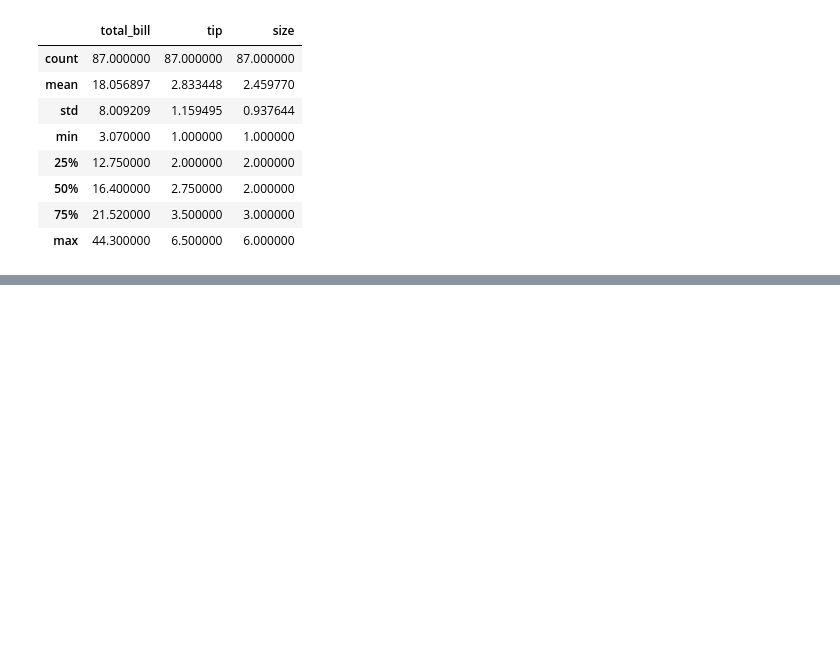
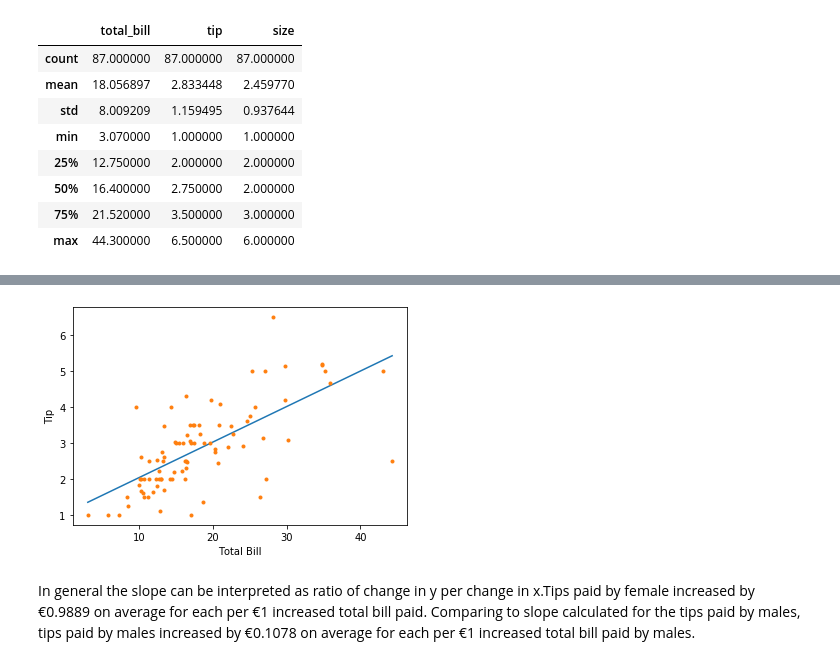
Before and after one commit to Crkonova76/Fundamentals-of-Data-Analysis_Assessment-2019, a Jupyter notebook: Tips_dataset.ipynb, the cells around one changed output, grey strips where cells are left out. Cells and saved outputs as stored; diff of their text form; code cells hidden in the pictures; blank space fills up the shorter version.

```diff
--- a/Tips_dataset.ipynb
+++ b/Tips_dataset.ipynb
@@ -499,2 +528,2 @@ df[df.loc[:,"sex"]=="Female"].describe()
 # %%
-female=df[df.loc[:,"sex"]=="Female"]
+Female=df[df.loc[:,"sex"]=="Female"]
@@ -500,0 +594,10 @@ female=df[df.loc[:,"sex"]=="Female"]
+# %%
+plt.plot(np.unique(xf), np.poly1d(np.polyfit(xf, yf, 1))(np.unique(xf)))
+plt.plot(xf,yf,".")
+plt.xlabel("Total Bill")
+plt.ylabel("Tip")
+plt.show()
+# %% [output]
+[figure, added]
+# %% [markdown]
+In general the slope can be interpreted as ratio of change in y per change in x.Tips paid by female increased by €0.9889 on average for each per €1 increased total bill paid. Comparing to slope calculated for the tips paid by males, tips paid by males increased by €0.1078 on average for each per €1 increased total bill paid by males.
```
Also changed, not shown: parts of 33 cells of this notebook, 1 other file.
